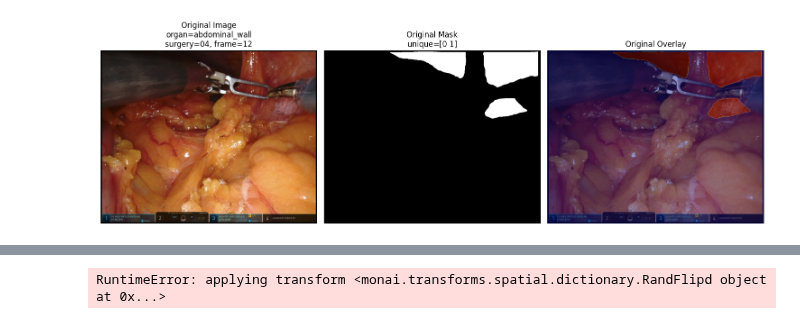
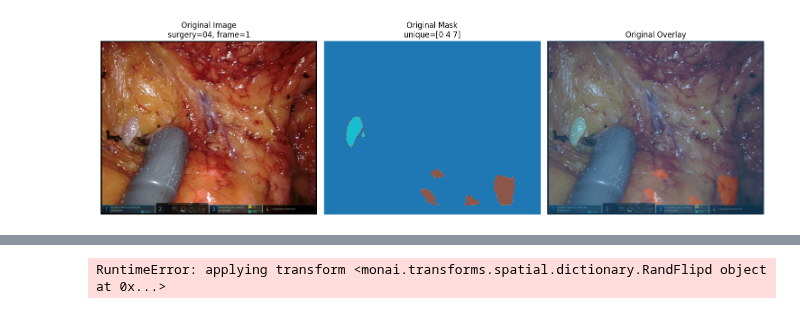
Before and after one commit to minicla03/surgical_scene_segmentation, a Jupyter notebook: notebooks/dsad_exploration.ipynb, the cells around one changed output, grey strips where cells are left out. Cells and saved outputs as stored; diff of their text form; code cells hidden in the pictures.

```diff
--- a/notebooks/dsad_exploration.ipynb
+++ b/notebooks/dsad_exploration.ipynb
@@ -13,7 +13,7 @@ if str(PROJECT_ROOT) not in sys.path:
 from src.datasets.dsad_dataset import DSADDataset
 # %%
 global_config_path = PROJECT_ROOT / "configs" / "config.yaml"
-dataset_config_path = PROJECT_ROOT / "configs" / "experiment" / "baseline" / "dsad.yaml"
+dataset_config_path = PROJECT_ROOT / "configs" / "dataset" / "baseline" / "dsad.yaml"
 
 
 global_cfg = OmegaConf.load(global_config_path)
@@ -43,7 +43,12 @@ device: cuda
 # %%
-dataset = DSADDataset(root=cfg.data.dataset.root)
+dataset = DSADDataset(
+    root=cfg.data.dataset.root,
+    variant=cfg.data.dataset.variant)
 # %%
-train_dataset, val_dataset, test_dataset = dataset.create_official_split()
+train_dataset, val_dataset, test_dataset = dataset.create_split(
+    strategy="official",
+    group_by="surgery"
+)
 
 print("Train:", len(train_dataset))
 print("Validation:", len(val_dataset))
@@ -55,14 +74,23 @@ Test: 3328
 # %%
-sample = dataset[0]
+sample = dataset[12]
 
-print(sample["image"].shape)
-print(sample["image"].dtype)
+print("Image:")
+print("  shape:", sample["image"].shape)
+print("  dtype:", sample["image"].dtype)
 
-print(sample["mask"].shape)
-print(sample["mask"].dtype)
-print(np.unique(sample["mask"]))
+print("\nMask:")
+print("  shape:", sample["mask"].shape)
+print("  dtype:", sample["mask"].dtype)
+print("  unique:", np.unique(sample["mask"]))
 
-print(sample["organ"])
-print(sample["surgery_id"])
-print(sample["frame_id"])
+print("\nMetadata:")
+print("  surgery_id:", sample["surgery_id"])
+print("  frame_id:", sample["frame_id"])
+
+if "organ" in sample:
+    print("  organ:", sample["organ"])
+
+print("\nOrgan presence:")
+for organ, present in sample["organ_presence"].items():
+    print(f"  {organ}: {present}")
 # %% [output]
@@ -113,6 +191,6 @@ def plot_original_sample(sample, figsize=(15, 5)):
     plt.tight_layout()
     plt.show()
 # %%
-plot_original_sample(train_dataset[12])
+plot_original_sample(train_dataset[1])
 # %% [output]
-[figure, old version]
+[figure, new version]
```
Also changed, not shown: parts of 7 cells of this notebook, 19 other files.
